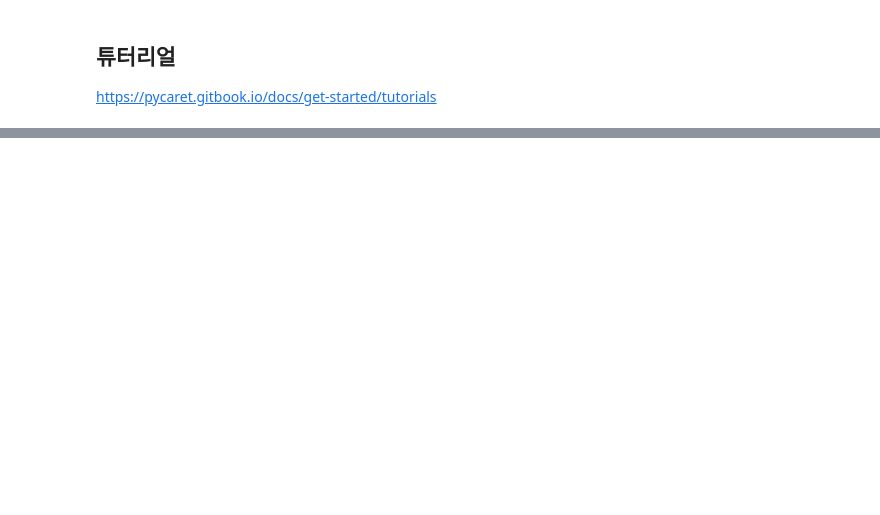
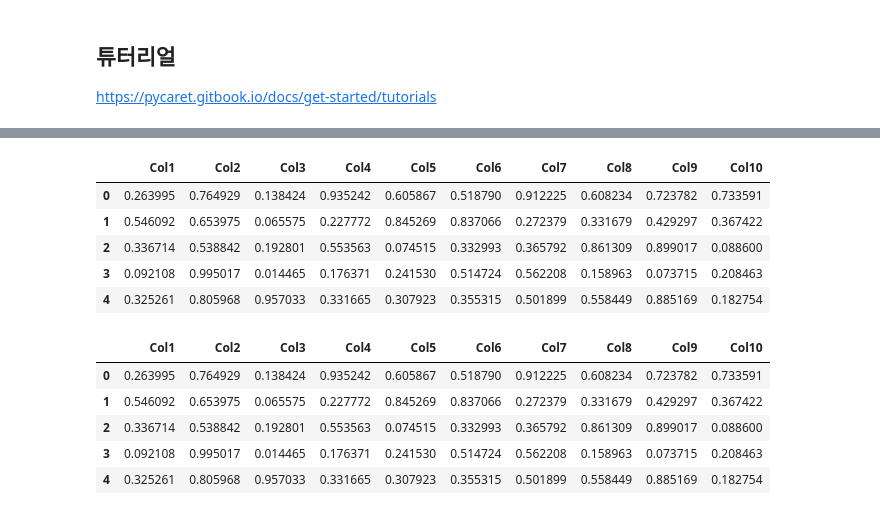
Before and after one commit to zerosum99/js_pycaret_study, a Jupyter notebook: pycaret_dataset_all_data.ipynb, the cells around one changed output, grey strips where cells are left out. Drawn from its saved outputs; the diff is of its cells as text; code cells hidden in the pictures; blank space fills up the shorter version.

```diff
--- a/pycaret_dataset_all_data.ipynb
+++ b/pycaret_dataset_all_data.ipynb
@@ -26,0 +47,15 @@ all_datasets = get_data('index')
+# %%
+get_data('anomaly').head()
+# %% [output]
+|  | Col1 | Col2 | Col3 | Col4 | Col5 | Col6 | Col7 | Col8 | Col9 | Col10 |
+| 0 | 0.263995 | 0.764929 | 0.138424 | 0.935242 | 0.605867 | 0.518790 | 0.912225 | 0.608234 | 0.723782 | 0.733591 |
+| 1 | 0.546092 | 0.653975 | 0.065575 | 0.227772 | 0.845269 | 0.837066 | 0.272379 | 0.331679 | 0.429297 | 0.367422 |
+| 2 | 0.336714 | 0.538842 | 0.192801 | 0.553563 | 0.074515 | 0.332993 | 0.365792 | 0.861309 | 0.899017 | 0.088600 |
+| 3 | 0.092108 | 0.995017 | 0.014465 | 0.176371 | 0.241530 | 0.514724 | 0.562208 | 0.158963 | 0.073715 | 0.208463 |
+| 4 | 0.325261 | 0.805968 | 0.957033 | 0.331665 | 0.307923 | 0.355315 | 0.501899 | 0.558449 | 0.885169 | 0.182754 |
+|  | Col1 | Col2 | Col3 | Col4 | Col5 | Col6 | Col7 | Col8 | Col9 | Col10 |
+| 0 | 0.263995 | 0.764929 | 0.138424 | 0.935242 | 0.605867 | 0.518790 | 0.912225 | 0.608234 | 0.723782 | 0.733591 |
+| 1 | 0.546092 | 0.653975 | 0.065575 | 0.227772 | 0.845269 | 0.837066 | 0.272379 | 0.331679 | 0.429297 | 0.367422 |
+| 2 | 0.336714 | 0.538842 | 0.192801 | 0.553563 | 0.074515 | 0.332993 | 0.365792 | 0.861309 | 0.899017 | 0.088600 |
+| 3 | 0.092108 | 0.995017 | 0.014465 | 0.176371 | 0.241530 | 0.514724 | 0.562208 | 0.158963 | 0.073715 | 0.208463 |
+| 4 | 0.325261 | 0.805968 | 0.957033 | 0.331665 | 0.307923 | 0.355315 | 0.501899 | 0.558449 | 0.885169 | 0.182754 |
```
Also changed, not shown: parts of 1 cell of this notebook, 2 other files.
